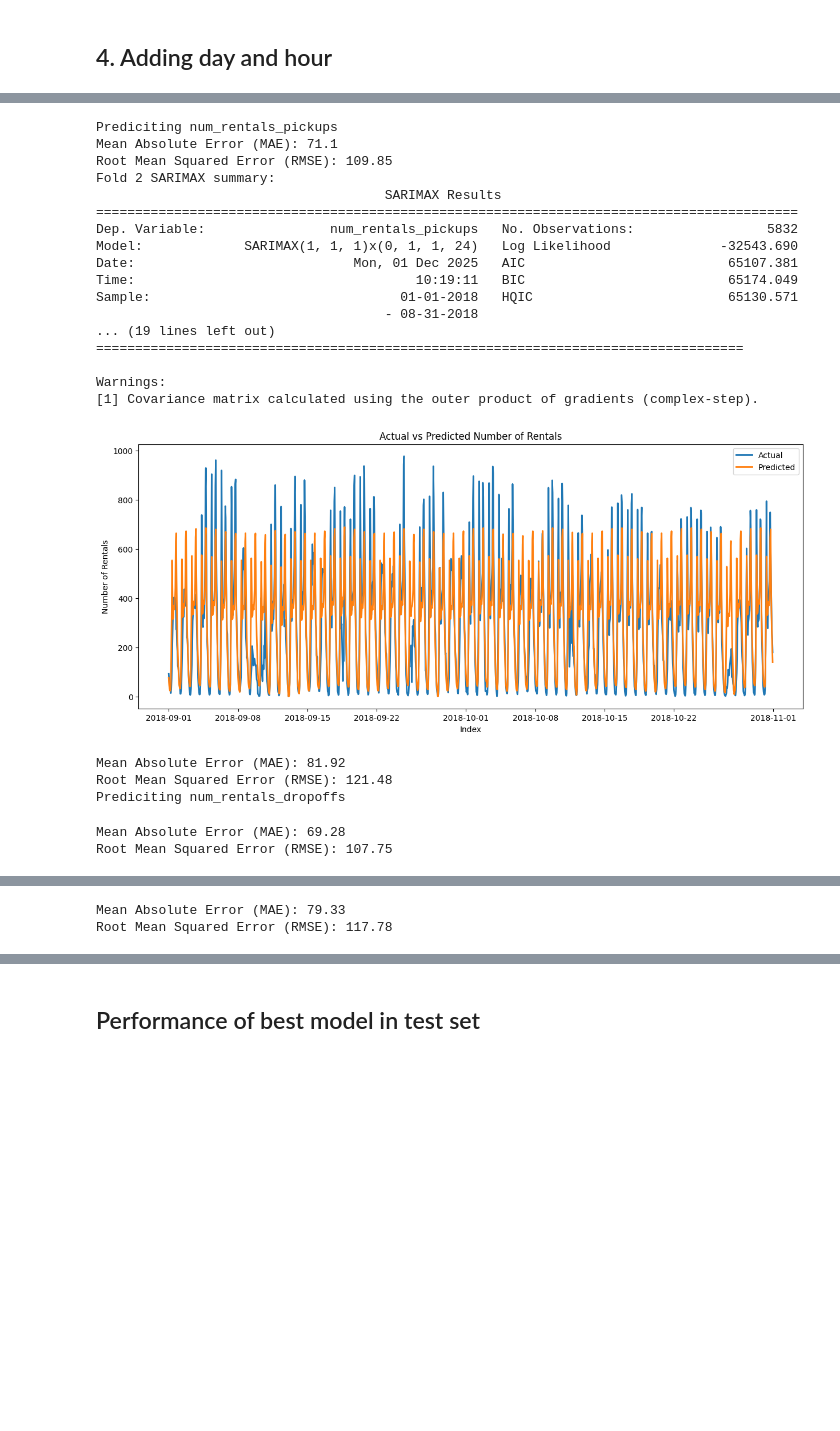
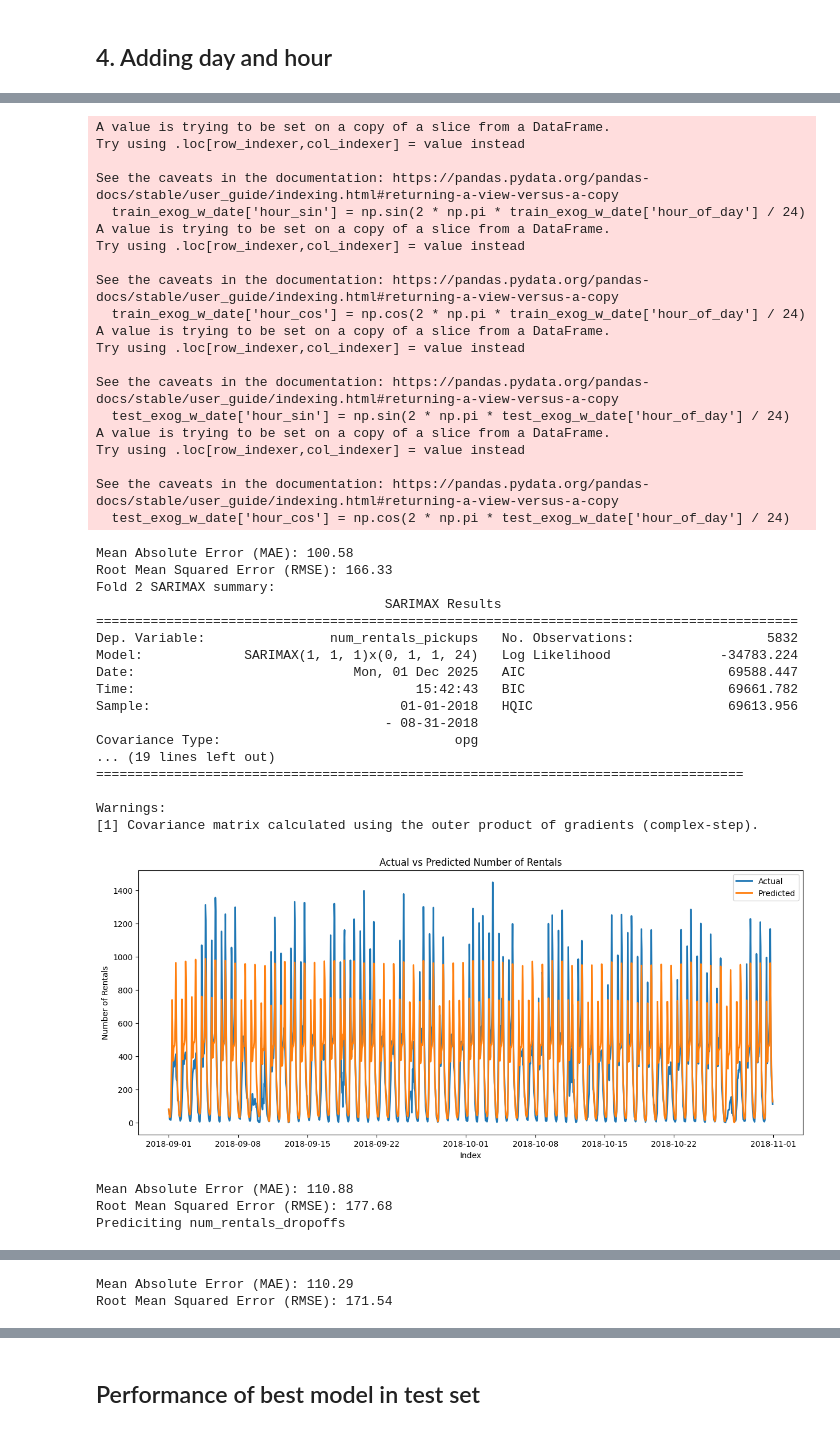
Before and after one commit to GermanButtiero/mobility, a Jupyter notebook: src/prediction.ipynb, the cells around one changed output, grey strips where cells are left out. Saved outputs shown, nothing was run; the diff lists cells and outputs as text; code cells hidden in the pictures; blank space fills up the shorter version.

```diff
--- a/src/prediction.ipynb
+++ b/src/prediction.ipynb
@@ -16,7 +17,7 @@ We assign the station clusters to the start station ids because this is where th
 # %%
 data["station_cluster"] = data["start_station_id"].map(stations.set_index("station_id")["station_cluster"])
 # %%
-weather_cols = ["datetime","temp","feelslike","dew","humidity","precip","precipprob","snow","snowdepth","windgust","windspeed","sealevelpressure","visibility"]
+weather_cols = ["datetime","temp","feelslike","humidity","precip","precipprob","snow","snowdepth","windspeed","sealevelpressure","visibility"]
 # %%
 weather_cleaned = weather[weather_cols]
 weather_cleaned['datetime'] = pd.to_datetime(weather_cleaned['datetime'])
@@ -443,6 +421,6 @@ Root Mean Squared Error (RMSE): 119.34
 # %%
-train_exog_short = train_exog[['precip','visibility']]
-test_exog_short = test_exog[['precip','visibility']]
+train_exog_short = train_exog[['temp','precip','visibility']]
+test_exog_short = test_exog[['temp','precip','visibility']]
 # %%
 print(f'Prediciting {PICKUP_TARGET_COL}')
 mae, rmse = sarimax_fit_predict_folds_daily(folds_config, train_data, PICKUP_TARGET_COL, order,s_order, train_exog_short)
@@ -493,7 +475,7 @@ Root Mean Squared Error (RMSE): 119.29
 # %% [markdown]
 ## 4. Adding day and hour
 # %%
-train_exog_w_date = train_weather[['precip','visibility', 'day_of_week', 'hour_of_day']]
+train_exog_w_date = train_weather[['temp','precip','visibility', 'day_of_week', 'hour_of_day']]
 
 train_exog_w_date['hour_sin'] = np.sin(2 * np.pi * train_exog_w_date['hour_of_day'] / 24)
 train_exog_w_date['hour_cos'] = np.cos(2 * np.pi * train_exog_w_date['hour_of_day'] / 24)
@@ -503,7 +485,7 @@ train_exog_w_date['dow_sin'] = np.sin(2 * np.pi * train_exog_w_date['day_of_week
 train_exog_w_date['dow_cos'] = np.cos(2 * np.pi * train_exog_w_date['day_of_week'] / 7)
 train_exog_w_date = train_exog_w_date.drop('day_of_week', axis=1)
 
-test_exog_w_date = test_weather[['precip','visibility', 'day_of_week', 'hour_of_day']]
+test_exog_w_date = test_weather[['temp','precip','visibility', 'day_of_week', 'hour_of_day']]
 
 test_exog_w_date['hour_sin'] = np.sin(2 * np.pi * test_exog_w_date['hour_of_day'] / 24)
 test_exog_w_date['hour_cos'] = np.cos(2 * np.pi * test_exog_w_date['hour_of_day'] / 24)
@@ -513,8 +495,6 @@ test_exog_w_date['dow_sin'] = np.sin(2 * np.pi * test_exog_w_date['day_of_week']
 test_exog_w_date['dow_cos'] = np.cos(2 * np.pi * test_exog_w_date['day_of_week'] / 7)
 test_exog_w_date = test_exog_w_date.drop('day_of_week', axis=1)
 
-
-
 print(f'Prediciting {PICKUP_TARGET_COL}')
 mae, rmse = sarimax_fit_predict_folds_daily(folds_config, train_data, PICKUP_TARGET_COL, order,s_order, train_exog_w_date)
 performance_pickup["model_sarimax_short_w_date"] = {"val_mae": mae, "val_rmse": rmse}
@@ -546,23 +507,41 @@ See the caveats in the documentation: https://pandas.pydata.org/pandas-docs/stab
-Prediciting num_rentals_pickups
-Mean Absolute Error (MAE): 71.1
-Root Mean Squared Error (RMSE): 109.85
-Fold 2 SARIMAX summary:
-                                     SARIMAX Results
-==========================================================================================
-Dep. Variable:                num_rentals_pickups   No. Observations:                 5832
-Model:             SARIMAX(1, 1, 1)x(0, 1, 1, 24)   Log Likelihood              -32543.690
-Date:                            Mon, 01 Dec 2025   AIC                          65107.381
-Time:                                    10:19:11   BIC                          65174.049
-Sample:                                01-01-2018   HQIC                         65130.571
-                                     - 08-31-2018
-... (19 lines left out)
-===================================================================================
+A value is trying to be set on a copy of a slice from a DataFrame.
+Try using .loc[row_indexer,col_indexer] = value instead
 
-Warnings:
-[1] Covariance matrix calculated using the outer product of gradients (complex-step).
+See the caveats in the documentation: https://pandas.pydata.org/pandas-docs/stable/user_guide/indexing.html#returning-a-view-versus-a-copy
+  train_exog_w_date['hour_sin'] = np.sin(2 * np.pi * train_exog_w_date['hour_of_day'] / 24)
+A value is trying to be set on a copy of a slice from a DataFrame.
+Try using .loc[row_indexer,col_indexer] = value instead
+
+See the caveats in the documentation: https://pandas.pydata.org/pandas-docs/stable/user_guide/indexing.html#returning-a-view-versus-a-copy
+  train_exog_w_date['hour_cos'] = np.cos(2 * np.pi * train_exog_w_date['hour_of_day'] / 24)
+A value is trying to be set on a copy of a slice from a DataFrame.
+Try using .loc[row_indexer,col_indexer] = value instead
+
+See the caveats in the documentation: https://pandas.pydata.org/pandas-docs/stable/user_guide/indexing.html#returning-a-view-versus-a-copy
+  test_exog_w_date['hour_sin'] = np.sin(2 * np.pi * test_exog_w_date['hour_of_day'] / 24)
+A value is trying to be set on a copy of a slice from a DataFrame.
+Try using .loc[row_indexer,col_indexer] = value instead
+
+See the caveats in the documentation: https://pandas.pydata.org/pandas-docs/stable/user_guide/indexing.html#returning-a-view-versus-a-copy
+  test_exog_w_date['hour_cos'] = np.cos(2 * np.pi * test_exog_w_date['hour_of_day'] / 24)
+Mean Absolute Error (MAE): 100.58
+Root Mean Squared Error (RMSE): 166.33
+Fold 2 SARIMAX summary:
+                                     SARIMAX Results
+==========================================================================================
+Dep. Variable:                num_rentals_pickups   No. Observations:                 5832
+Model:             SARIMAX(1, 1, 1)x(0, 1, 1, 24)   Log Likelihood              -34783.224
+Date:                            Mon, 01 Dec 2025   AIC                          69588.447
+Time:                                    15:42:43   BIC                          69661.782
+Sample:                                01-01-2018   HQIC                         69613.956
+                                     - 08-31-2018
+Covariance Type:                              opg
+... (19 lines left out)
+===================================================================================
+
+Warnings:
+[1] Covariance matrix calculated using the outer product of gradients (complex-step).
-[figure, old version]
+[figure, new version]
-Mean Absolute Error (MAE): 81.92
-Root Mean Squared Error (RMSE): 121.48
-Prediciting num_rentals_dropoffs
-Mean Absolute Error (MAE): 69.28
-Root Mean Squared Error (RMSE): 107.75
+Mean Absolute Error (MAE): 110.88
+Root Mean Squared Error (RMSE): 177.68
+Prediciting num_rentals_dropoffs
@@ -587,3 +568,3 @@ Warnings:
-Mean Absolute Error (MAE): 79.33
-Root Mean Squared Error (RMSE): 117.78
+Mean Absolute Error (MAE): 110.29
+Root Mean Squared Error (RMSE): 171.54
 # %% [markdown]
```
Also changed, not shown: parts of 22 cells of this notebook.
